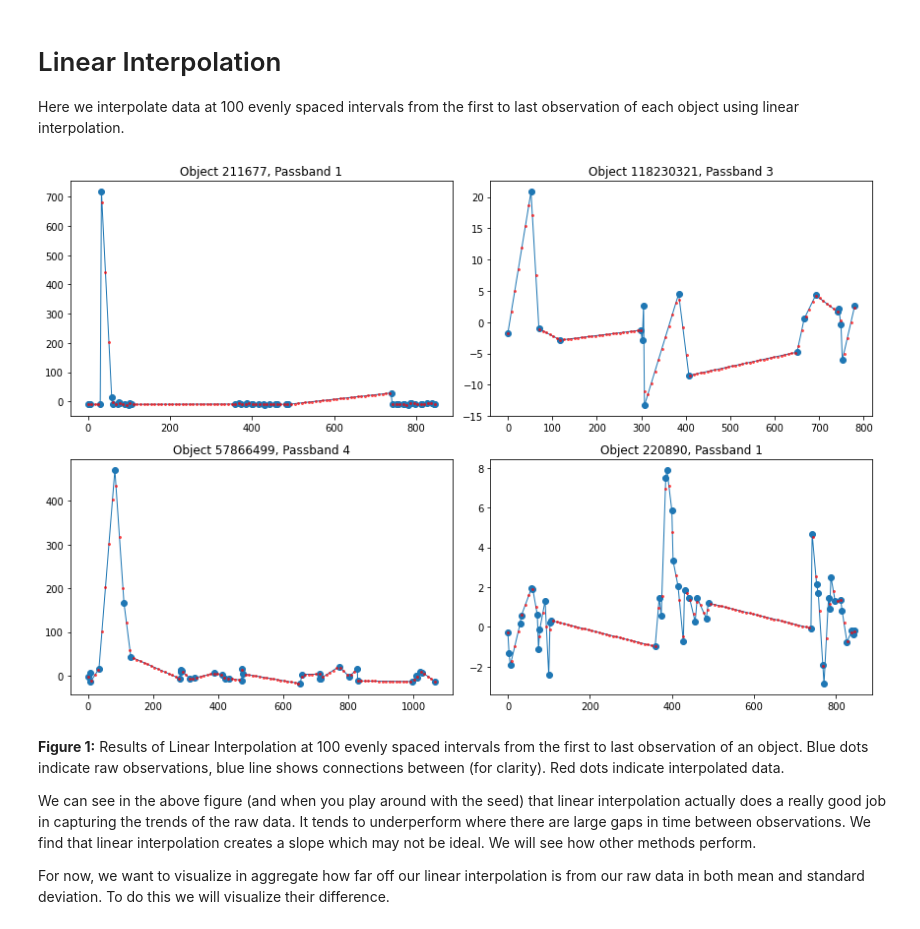
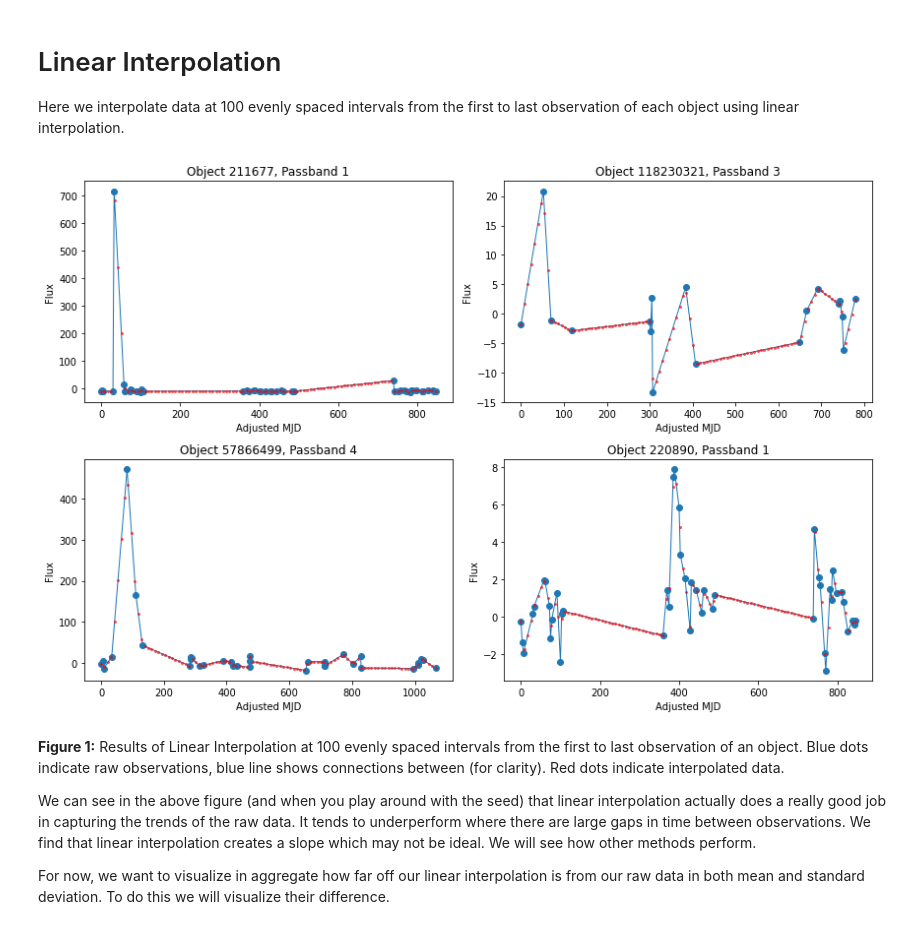
Before and after one commit to colinjhorgan/MLTSA22_CHorgan, a Jupyter notebook: HW8/HW8.ipynb, the cells around one changed output. Drawn from its saved outputs; the diff is of its cells as text; code cells hidden in the pictures.

```diff
--- a/HW8/HW8.ipynb
+++ b/HW8/HW8.ipynb
@@ -83,24 +83,26 @@ lin_data = pd.DataFrame(lin_int).reset_index().rename(columns={'0':'mjd_int'})
 # %%
 #Plot raw vs. interpolated data for 4 random objects using filter 3 (randomly chosen)
 np.random.seed(10)
 ids = lcvs.object_id.unique()[np.random.randint(0, lcvs.object_id.unique().shape[0], 4)]
 filter = np.random.randint(0,5,4) #Check 4 random filters
 
 fig, axs = plt.subplots(2,2,figsize=(12,8))
 axs = axs.flatten()
 
 for k in range(0,4):
   raw = lcvs.loc[(lcvs.object_id==ids[k]) & (lcvs.passband==filter[k])][['mjd_adj','flux']]
   interp = lin_data.loc[(lin_data.object_id==ids[k]) & (lin_data.passband==filter[k])]
 
   axs[k].plot(raw.mjd_adj, raw.flux, lw=1, marker='o')
   axs[k].plot(np.linspace(0, raw.mjd_adj.max(), 100), interp[0].values[0], ls=' ', color='red',
               marker='o', ms=2, alpha=.6)
   axs[k].set_title(f'Object {ids[k]}, Passband {filter[k]}')
+  axs[k].set_xlabel('Adjusted MJD')
+  axs[k].set_ylabel('Flux')
 
 fig.tight_layout()
 # %% [output]
-[figure, old version]
+[figure, new version]
 # %% [markdown]
 **Figure 1:** Results of Linear Interpolation at 100 evenly spaced intervals from the first to last observation of an object. Blue dots indicate raw observations, blue line shows connections between (for clarity). Red dots indicate interpolated data.
 
```
Also changed, not shown: parts of 1 cell of this notebook.
